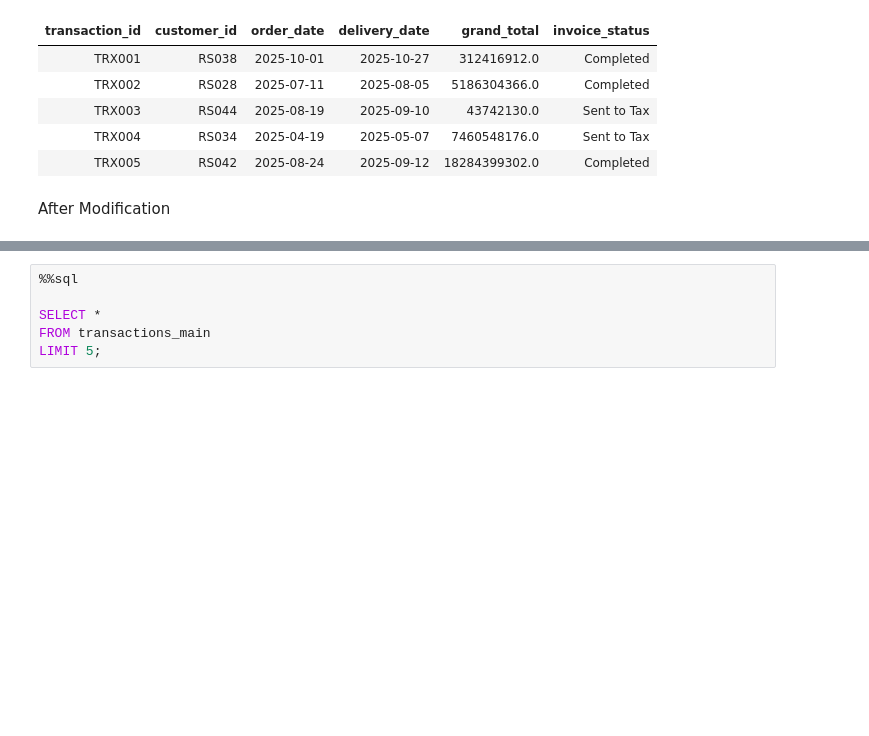
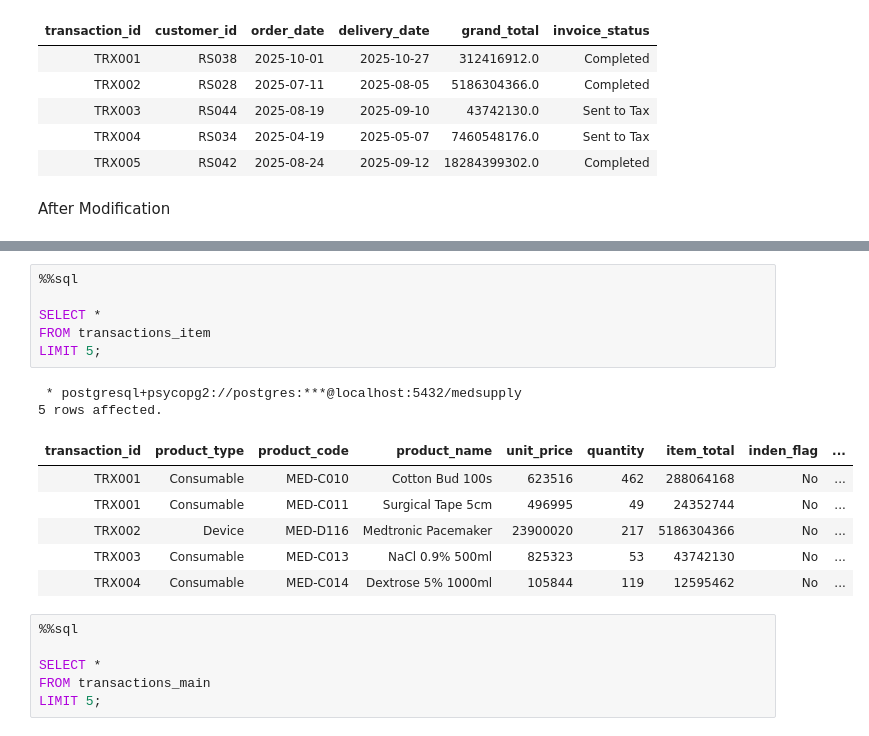
Before and after one commit to Rpfitrah/MedSupply-Project, a Jupyter notebook: Verification.ipynb, the cells around one changed output, grey strips where cells are left out. Drawn from its saved outputs; the diff is of its cells as text; blank space fills up the shorter version.

```diff
--- a/Verification.ipynb
+++ b/Verification.ipynb
@@ -156,3 +186,18 @@ After Modification
+# %%
+%%sql
+
+SELECT *
+FROM transactions_item
+LIMIT 5;
+# %% [output]
+ * postgresql+psycopg2://postgres:***@localhost:5432/medsupply
+5 rows affected.
+| transaction_id | product_type | product_code | product_name | unit_price | quantity | item_total | inden_flag | ... |
+| TRX001 | Consumable | MED-C010 | Cotton Bud 100s | 623516 | 462 | 288064168 | No | ... |
+| TRX001 | Consumable | MED-C011 | Surgical Tape 5cm | 496995 | 49 | 24352744 | No | ... |
+| TRX002 | Device | MED-D116 | Medtronic Pacemaker | 23900020 | 217 | 5186304366 | No | ... |
+| TRX003 | Consumable | MED-C013 | NaCl 0.9% 500ml | 825323 | 53 | 43742130 | No | ... |
+| TRX004 | Consumable | MED-C014 | Dextrose 5% 1000ml | 105844 | 119 | 12595462 | No | ... |
 # %%
 %%sql
 
```
Also changed, not shown: parts of 3 cells of this notebook.
